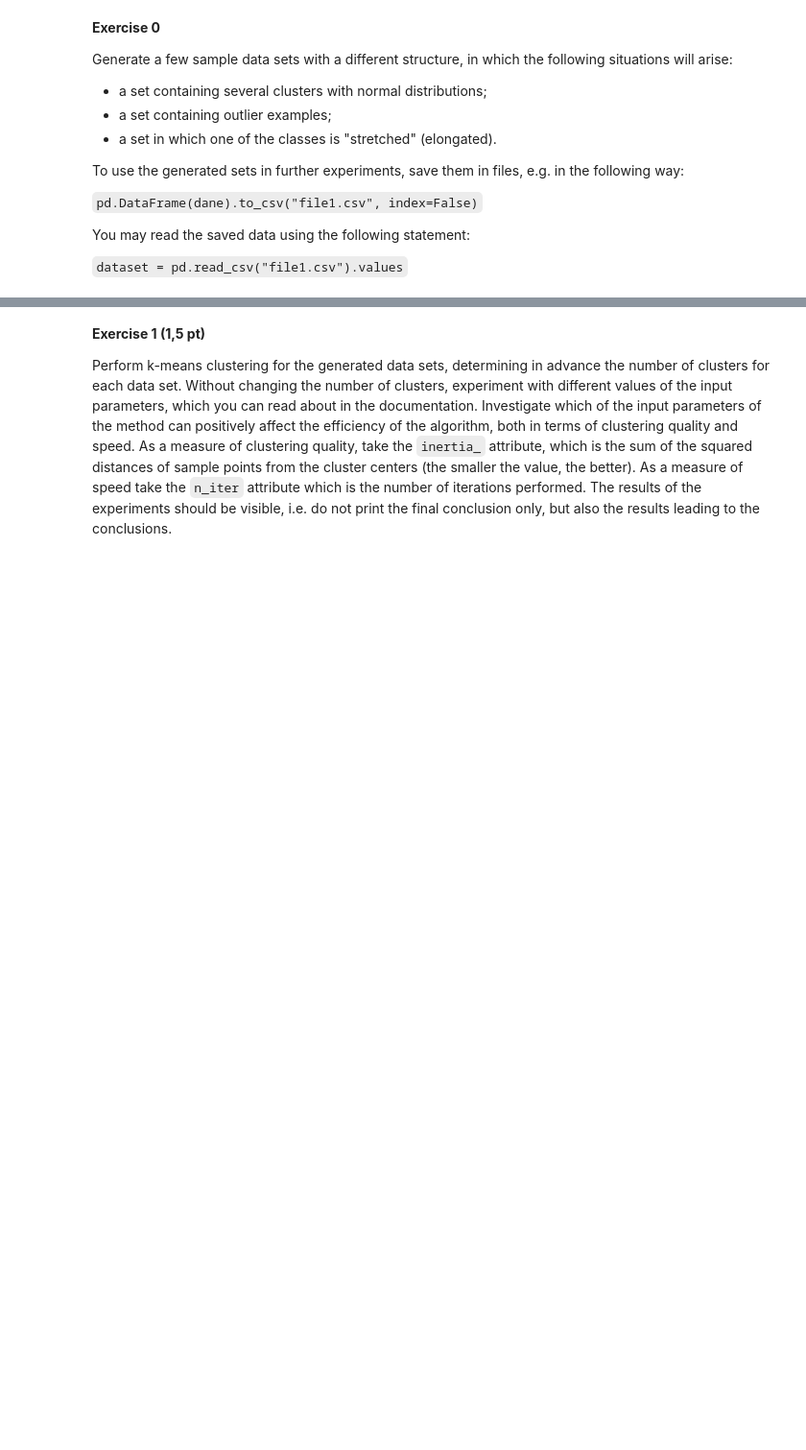
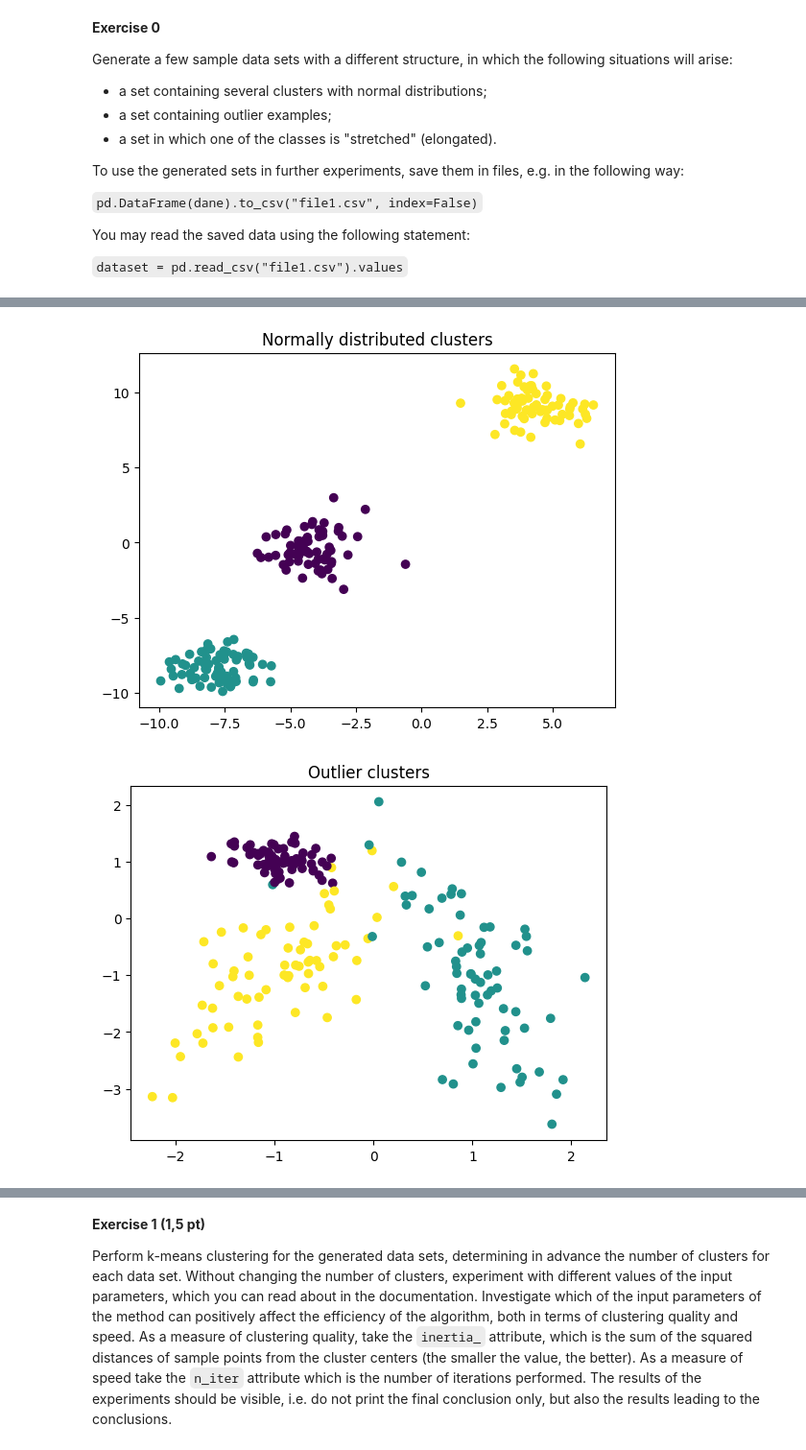
Before and after one commit to BTeclaw/Advanced-Data-Mining, a Jupyter notebook: ADM_Homework5/clustering_2022.ipynb, the cells around one changed output, grey strips where cells are left out. Shown at 96% size. Drawn from its saved outputs; the diff is of its cells as text; code cells hidden in the pictures; blank space fills up the shorter version.

```diff
--- a/ADM_Homework5/clustering_2022.ipynb
+++ b/ADM_Homework5/clustering_2022.ipynb
@@ -112,0 +113,16 @@ pd.DataFrame({'x': np.transpose(streched_set)[0], 'y': np.transpose(streched_set
+# %%
+normal_dist_df = pd.read_csv('normal_dist.csv')
+outlier_df = pd.read_csv('outlier_dist.csv')
+streched_df = pd.read_csv('streched_dist.csv')
+plt.scatter(normal_dist_df['x'], normal_dist_df['y'], c=normal_dist_df['class'])
+plt.title('Normally distributed clusters')
+plt.show()
+plt.scatter(outlier_df['x'], outlier_df['y'], c=outlier_df['class'])
+plt.title('Outlier clusters')
+plt.show()
+plt.title('Clusters with one being "streched"')
+plt.scatter(streched_df['x'], streched_df['y'], c=streched_df['class'])
+plt.show()
+# %% [output]
+[figure, added]
+[figure, added]
```
Also changed, not shown: parts of 22 cells of this notebook, 3 other files.
